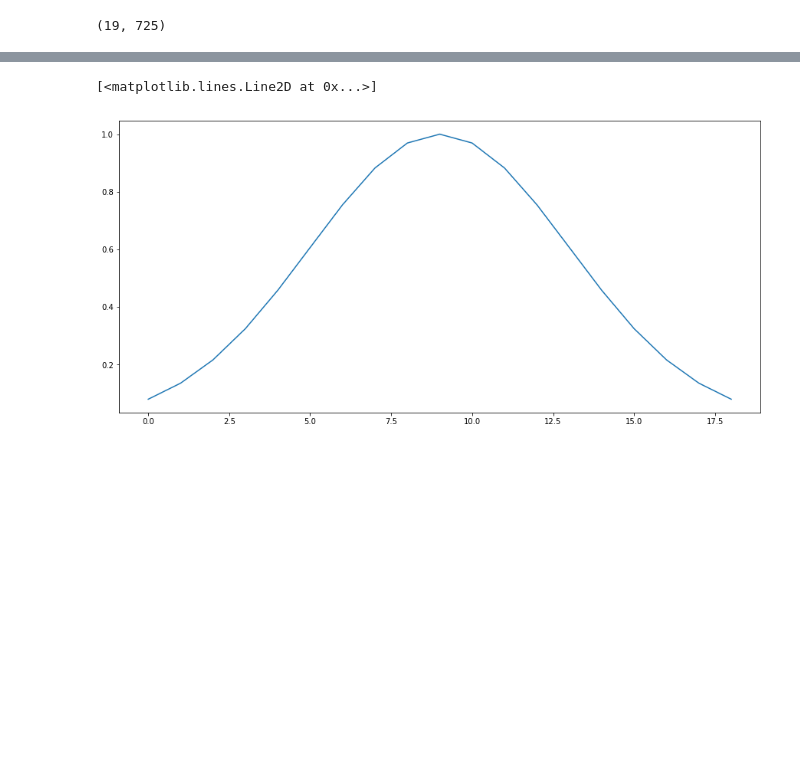
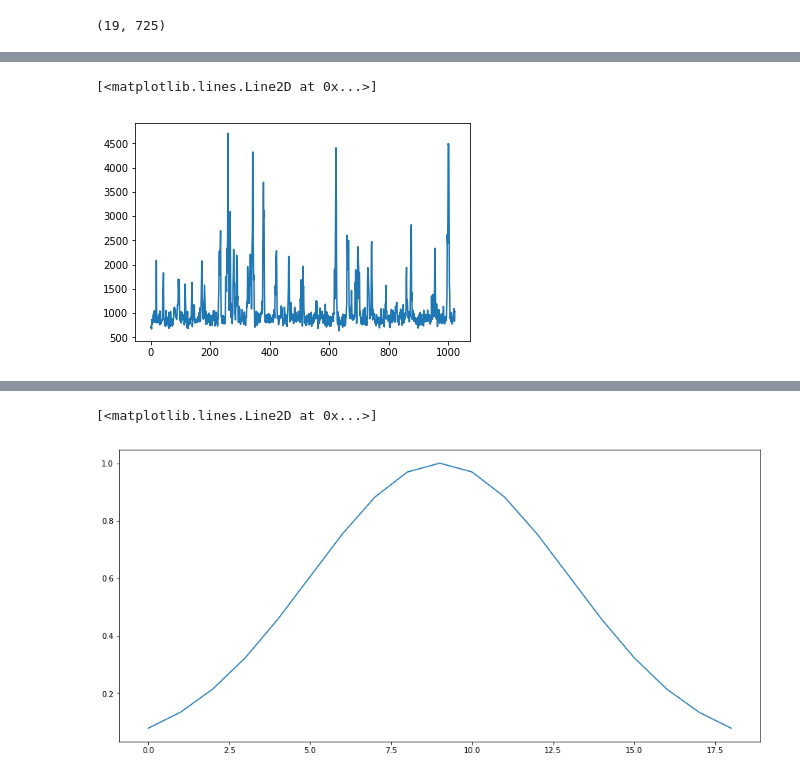
Before and after one commit to adibrov/jupyterNotebooks, a Jupyter notebook: particles_fft.ipynb, the cells around one changed output, grey strips where cells are left out. Drawn from its saved outputs; the diff is of its cells as text; code cells hidden in the pictures; blank space fills up the shorter version.

```diff
--- a/particles_fft.ipynb
+++ b/particles_fft.ipynb
@@ -158,0 +112,5 @@ import gputools
+# %%
+plt.plot(line)
+# %% [output]
+[<matplotlib.lines.Line2D at 0x...>]
+[figure, added]
```
Also changed, not shown: parts of 48 cells of this notebook.
